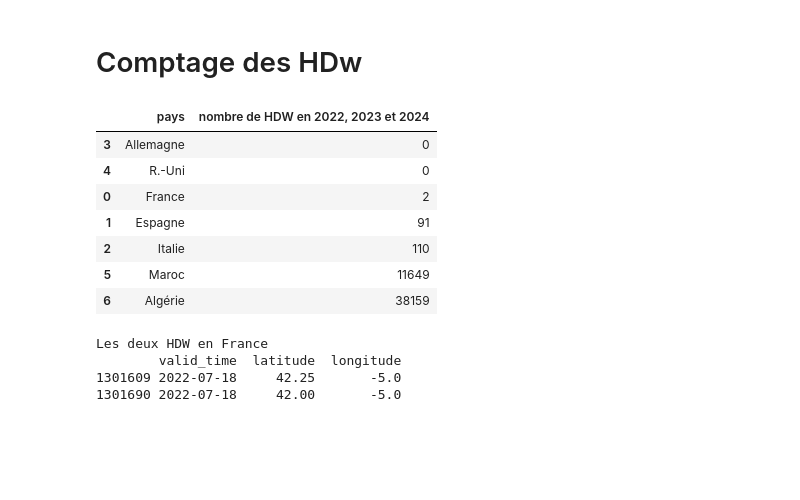
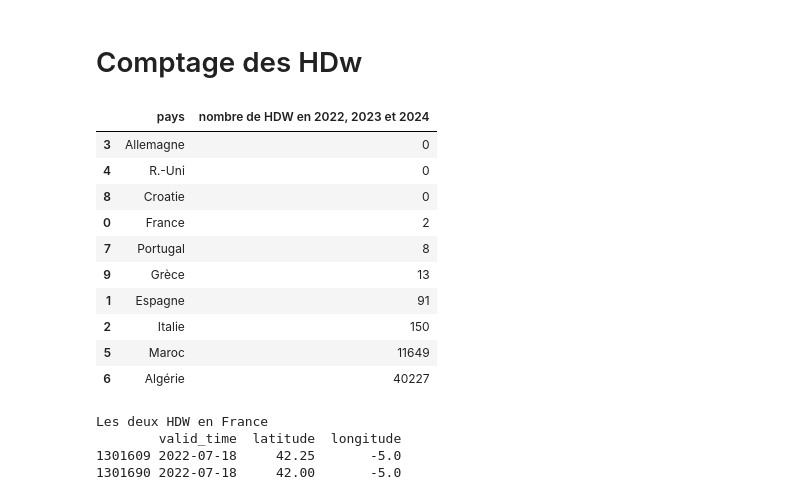
Before and after one commit to lucasvazelle/compound_climate_extremes_copula, a Jupyter notebook: notbook.ipynb, the cells around one changed output. Cells and saved outputs as stored; diff of their text form; code cells hidden in the pictures; blank space fills up the shorter version.

Commit message:
italie

```diff
--- a/notbook.ipynb
+++ b/notbook.ipynb
@@ -417,7 +415,11 @@ regions = {
     'R.-Uni':    dict(lat=(50, 59), lon=(-8,  2)),
     'Maroc':     dict(lat=(21, 36), lon=(-17, -1)),
     'Algérie':   dict(lat=(19, 37), lon=(-8, 12)),
+    'Portugal':  dict(lat=(36.9, 42.1), lon=(-9.5, -6.2)),
+    'Croatie':   dict(lat=(42.0, 47.0), lon=(13.5, 19.0)),
+    'Grèce':     dict(lat=(34.0, 42.0), lon=(19.0, 28.0)),
 }
+
 
 # --- 3) Calculer fréquence et nombre total de HDW pour chaque région ---
 results = []
@@ -443,16 +445,19 @@ for name, bbox in regions.items():
 # --- 4) Mettre en DataFrame et afficher ---
 comptage_HDW = pd.DataFrame(results, columns=['pays','nombre de HDW en 2022, 2023 et 2024'])
 # %%
-comptage_HDW.sort_values("nombre de HDW en 2022, 2023 et 2024").head(7)
+comptage_HDW.sort_values("nombre de HDW en 2022, 2023 et 2024").head(10)
 # %% [output]
 |  | pays | nombre de HDW en 2022, 2023 et 2024 |
 | 3 | Allemagne | 0 |
 | 4 | R.-Uni | 0 |
+| 8 | Croatie | 0 |
 | 0 | France | 2 |
+| 7 | Portugal | 8 |
+| 9 | Grèce | 13 |
 | 1 | Espagne | 91 |
-| 2 | Italie | 110 |
+| 2 | Italie | 150 |
 | 5 | Maroc | 11649 |
-| 6 | Algérie | 38159 |
+| 6 | Algérie | 40227 |
 # %%
 france_mask = (
     (ds_all['latitude'] >= 42) & (ds_all['latitude'] <= 51) &
```
Also changed, not shown: parts of 8 cells of this notebook.
